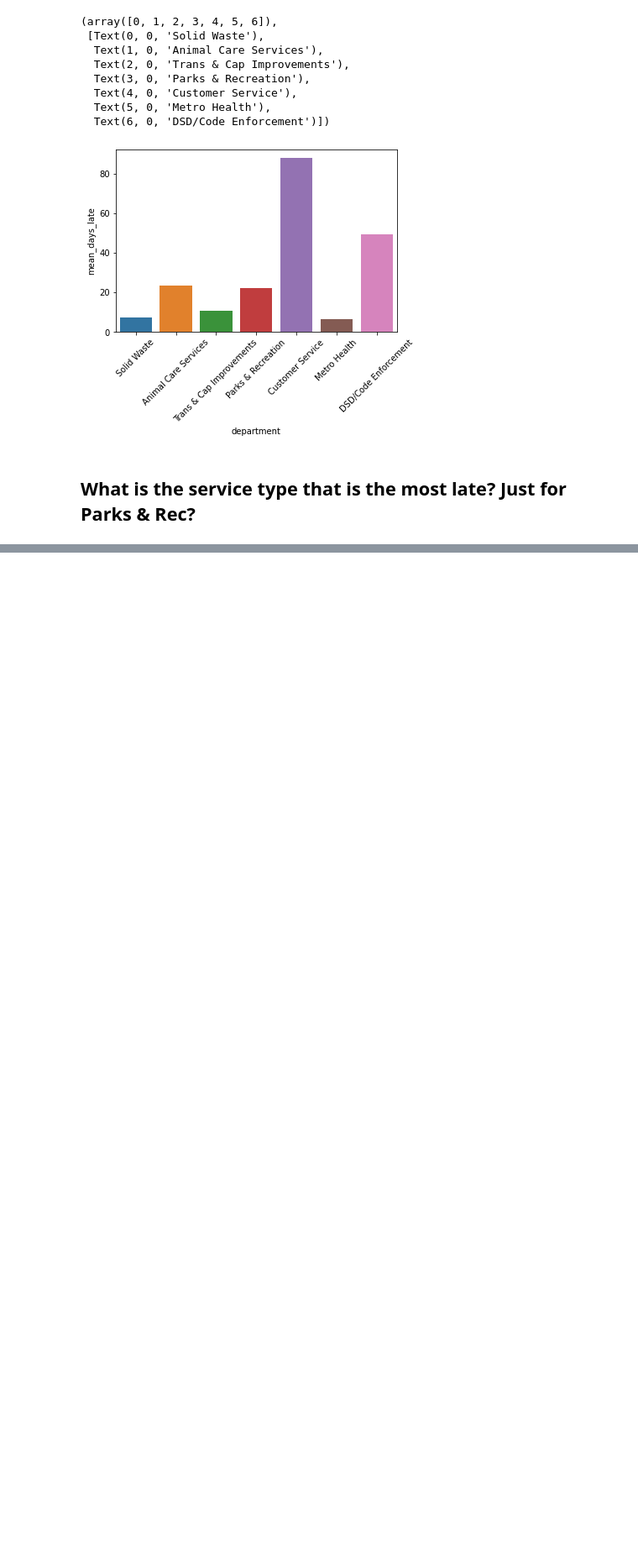
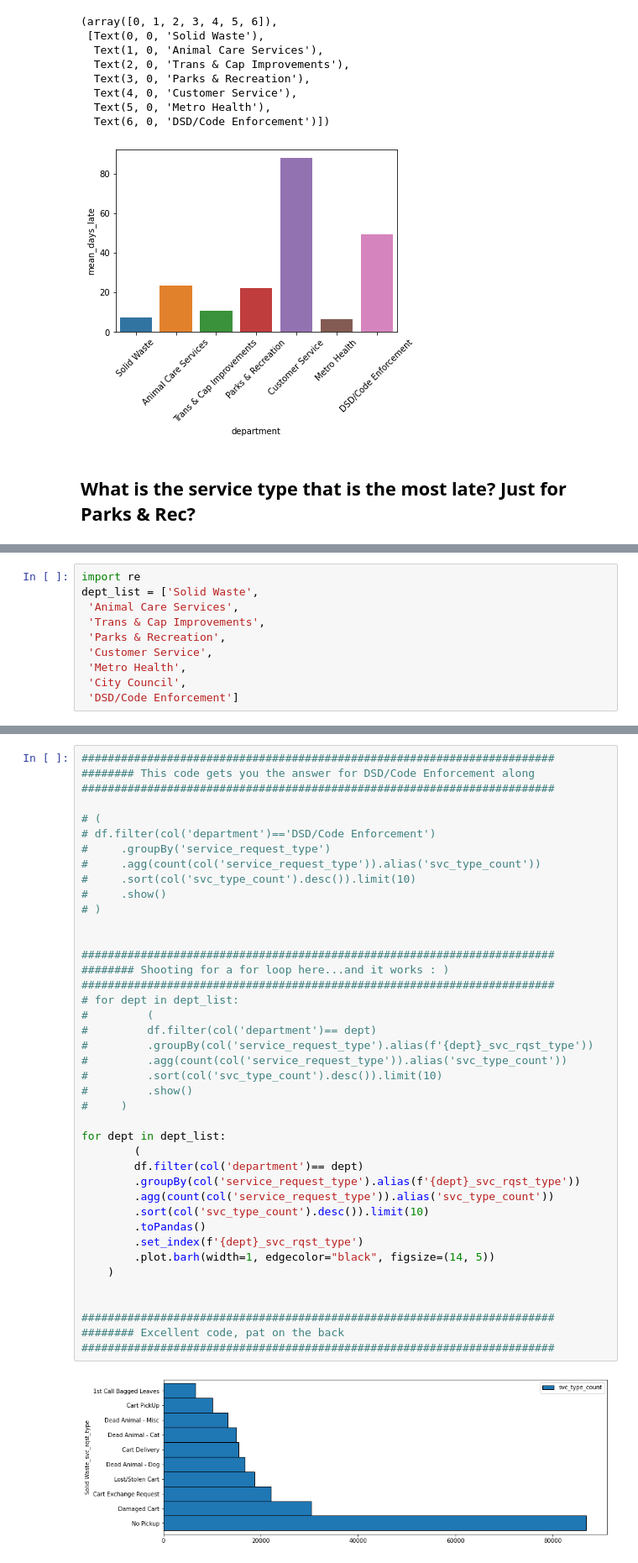
Before and after one commit to brianclements03/spark_exercises, a Jupyter notebook: explore.ipynb, the cells around one changed output, grey strips where cells are left out. Shown at 84% size. Cells and saved outputs as stored; diff of their text form; blank space fills up the shorter version.

```diff
--- a/explore.ipynb
+++ b/explore.ipynb
@@ -250,0 +290,10 @@ df.filter(df['department']=='Parks & Recreation')
+# %%
+import re
+dept_list = ['Solid Waste',
+ 'Animal Care Services',
+ 'Trans & Cap Improvements',
+ 'Parks & Recreation',
+ 'Customer Service',
+ 'Metro Health',
+ 'City Council',
+ 'DSD/Code Enforcement']
@@ -250,0 +307,43 @@ df.filter(df['department']=='Parks & Recreation')
+# %%
+########################################################################
+######## This code gets you the answer for DSD/Code Enforcement along
+########################################################################
+
+# (
+# df.filter(col('department')=='DSD/Code Enforcement')
+#     .groupBy('service_request_type')
+#     .agg(count(col('service_request_type')).alias('svc_type_count'))
+#     .sort(col('svc_type_count').desc()).limit(10)
+#     .show()
+# )
+
+
+########################################################################
+######## Shooting for a for loop here...and it works : )
+########################################################################
+# for dept in dept_list:
+#         (
+#         df.filter(col('department')== dept)
+#         .groupBy(col('service_request_type').alias(f'{dept}_svc_rqst_type'))
+#         .agg(count(col('service_request_type')).alias('svc_type_count'))
+#         .sort(col('svc_type_count').desc()).limit(10)
+#         .show()
+#     )
+
+for dept in dept_list:
+        (
+        df.filter(col('department')== dept)
+        .groupBy(col('service_request_type').alias(f'{dept}_svc_rqst_type'))
+        .agg(count(col('service_request_type')).alias('svc_type_count'))
+        .sort(col('svc_type_count').desc()).limit(10)
+        .toPandas()
+        .set_index(f'{dept}_svc_rqst_type')
+        .plot.barh(width=1, edgecolor="black", figsize=(14, 5))
+    )
+
+
+########################################################################
+######## Excellent code, pat on the back
+########################################################################
+# %% [output]
+[figure, added]
```
Also changed, not shown: parts of 14 cells of this notebook.
